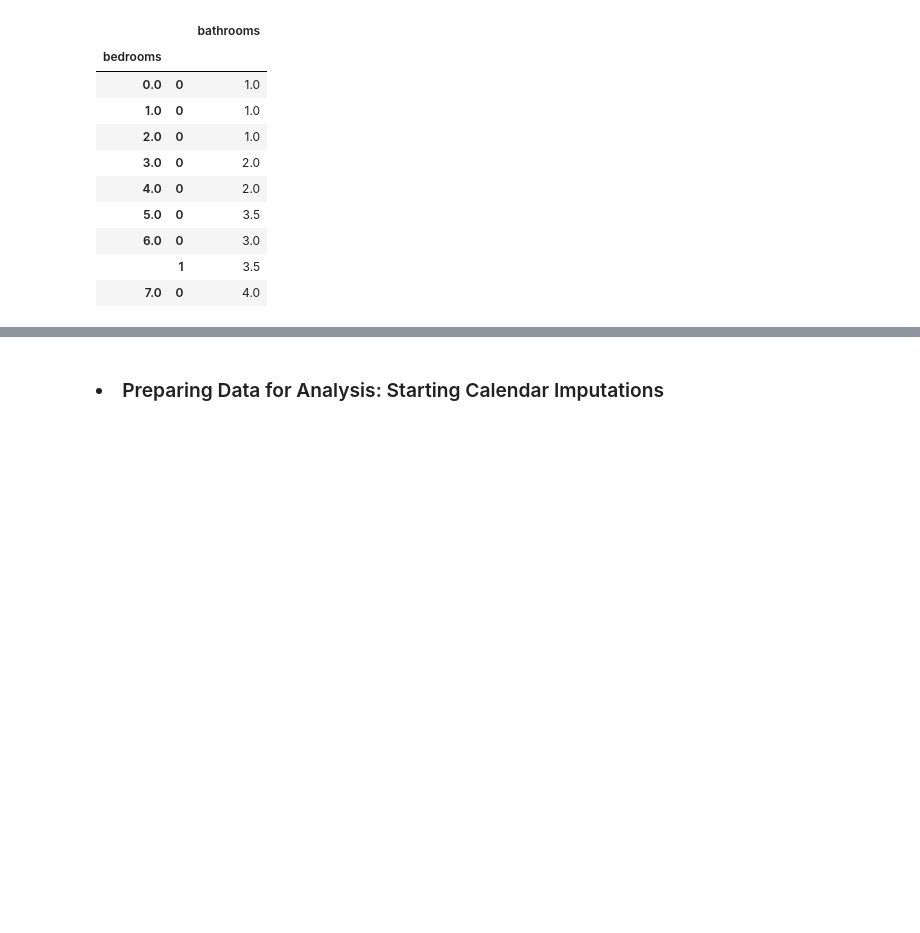
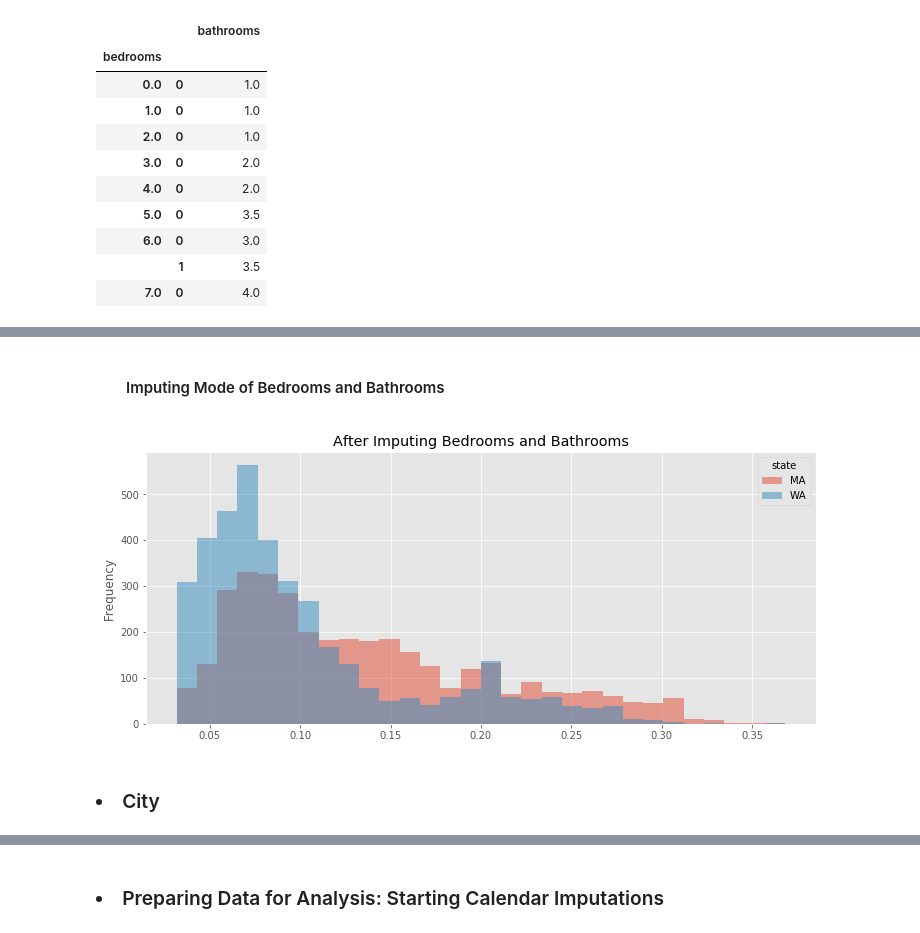
Before and after one commit to samlexrod/airbnb_ml, a Jupyter notebook: Airbnb_Analysis.ipynb, the cells around one changed output, grey strips where cells are left out. Drawn from its saved outputs; the diff is of its cells as text; code cells hidden in the pictures; blank space fills up the shorter version.

```diff
--- a/Airbnb_Analysis.ipynb
+++ b/Airbnb_Analysis.ipynb
@@ -776,0 +840,2 @@ listings_row_clean.groupby(['bedrooms', 'bathrooms']).size().to_frame('listings'
+# %% [markdown]
+#### <ol> Imputing Mode of Bedrooms and Bathrooms
@@ -776,0 +851,6 @@ listings_row_clean.groupby(['bedrooms', 'bathrooms']).size().to_frame('listings'
+# %%
+listing_dist(listings, 30, 'After Imputing Bedrooms and Bathrooms')
+# %% [output]
+[figure, added]
+# %% [markdown]
+### <li> City
```
Also changed, not shown: parts of 62 cells of this notebook.
